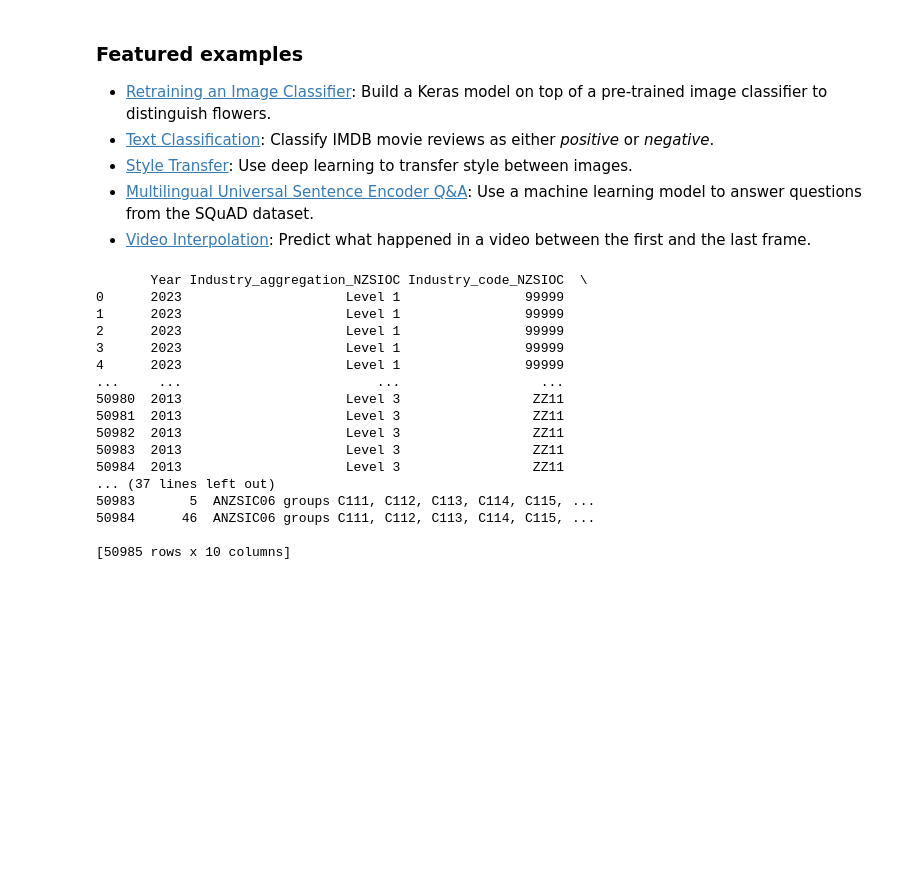
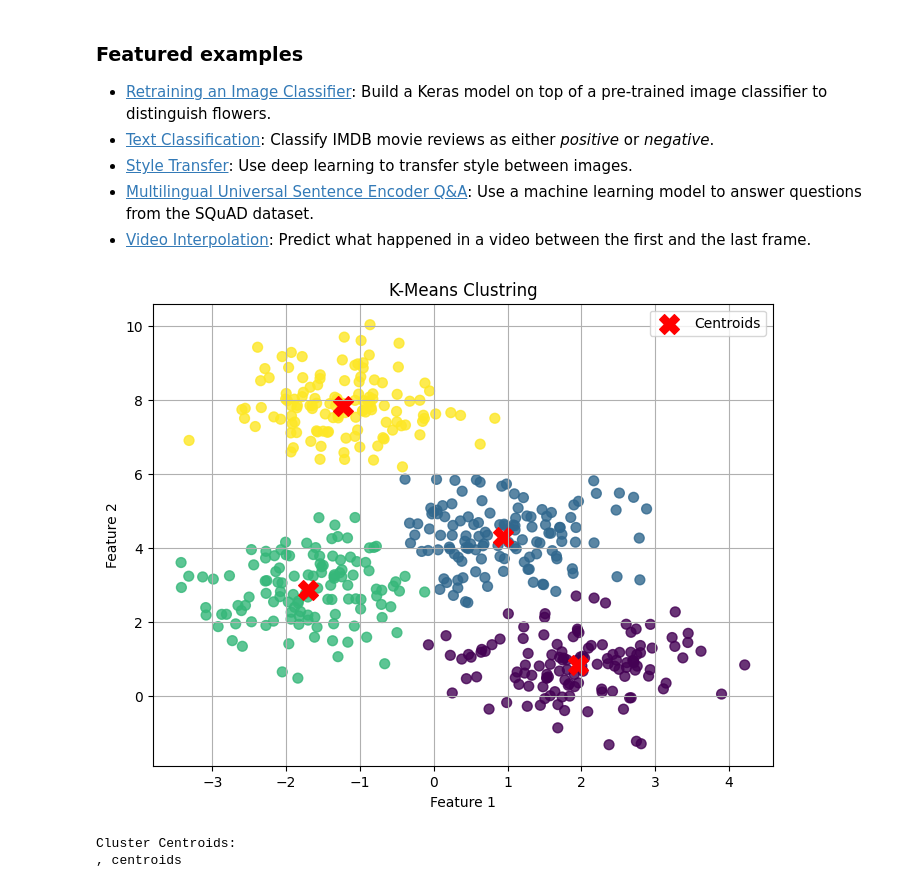
Before and after one commit to kumarpal1510/kumar-pal, a Jupyter notebook: Welcome_To_Colab.ipynb, the cells around one changed output. Cells and saved outputs as stored; diff of their text form; code cells hidden in the pictures; blank space fills up the shorter version.

```diff
--- a/Welcome_To_Colab.ipynb
+++ b/Welcome_To_Colab.ipynb
@@ -182,27 +182,33 @@ These are a few of the notebooks related to Machine Learning, including Google's
 - [Style Transfer](https://tensorflow.org/hub/tutorials/tf2_arbitrary_image_stylization): Use deep learning to transfer style between images.
 - [Multilingual Universal Sentence Encoder Q&A](https://tensorflow.org/hub/tutorials/retrieval_with_tf_hub_universal_encoder_qa): Use a machine learning model to answer questions from the SQuAD dataset.
 - [Video Interpolation](https://tensorflow.org/hub/tutorials/tweening_conv3d): Predict what happened in a video between the first and the last frame.
-# %%
-import cv2 as cv
-# read data from a csv file
-df_csv=pd.read_csv('/annual-enterprise-survey-2023-financial-year-provisional.csv')
-# print the dataframe
-print(df_csv)
-# %% [output]
-       Year Industry_aggregation_NZSIOC Industry_code_NZSIOC  \
-0      2023                     Level 1                99999
-1      2023                     Level 1                99999
-2      2023                     Level 1                99999
-3      2023                     Level 1                99999
-4      2023                     Level 1                99999
-...     ...                         ...                  ...
-50980  2013                     Level 3                 ZZ11
-50981  2013                     Level 3                 ZZ11
-50982  2013                     Level 3                 ZZ11
-50983  2013                     Level 3                 ZZ11
-50984  2013                     Level 3                 ZZ11
-... (37 lines left out)
-50983       5  ANZSIC06 groups C111, C112, C113, C114, C115, ...
-50984      46  ANZSIC06 groups C111, C112, C113, C114, C115, ...
-
-[50985 rows x 10 columns]
+# %%
+import matplotlib.pyplot as plt
+from sklearn.cluster import KMeans
+from sklearn.datasets import make_blobs
+
+# Generate synthetic data for demonstration
+# make_blobs creats isotropic Gaussion blobs for clustring
+X, _ = make_blobs(n_samples=500, centers=4, random_state=0,cluster_std=0.8)
+
+Kmeans = KMeans(n_clusters=4,random_state=42, n_init='auto')
+Kmeans.fit(X)
+
+labels = Kmeans.labels_
+centroids=Kmeans.cluster_centers_
+
+plt.figure(figsize=(8,6))
+plt.scatter (X[:,0],X[:,1], c=labels,cmap='viridis',s=50,alpha=0.8)
+plt.scatter(centroids[:, 0], centroids[:, 1], c='red', marker='X', s=200, label='Centroids')
+plt.title('K-Means Clustring')
+plt.xlabel('Feature 1')
+plt.ylabel('Feature 2')
+plt.legend()
+plt.grid(True)
+plt.show()
+
+print("Cluster Centroids:\n, centroids")
+# %% [output]
+[figure, added]
+Cluster Centroids:
+, centroids
```
